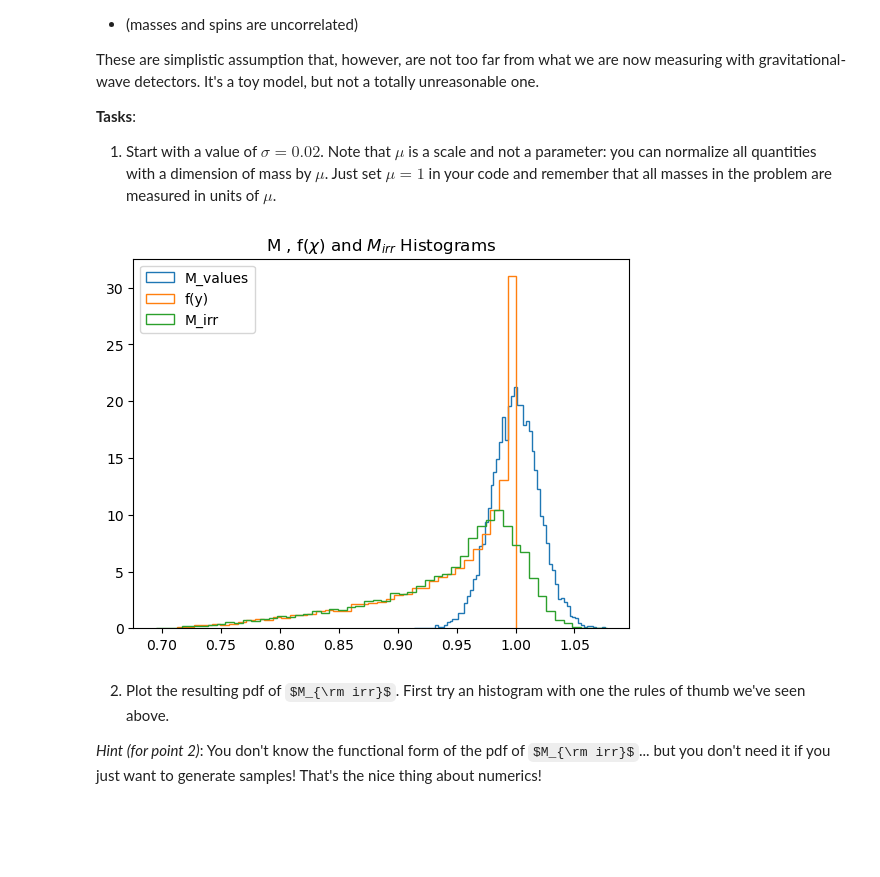
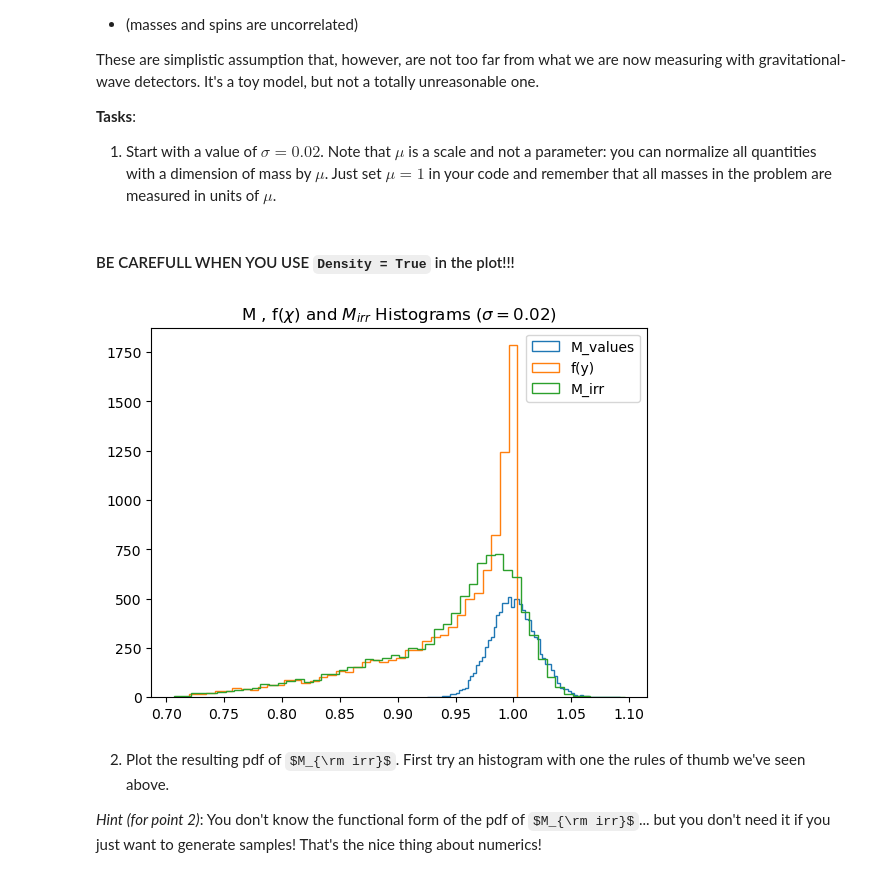
Before and after one commit to DemetryG16/astrostatistics_bicocca_2026, a Jupyter notebook: working/Sol_7.ipynb, the cells around one changed output. Cells and saved outputs as stored; diff of their text form; code cells hidden in the pictures; some formulas as TeX source; blank space fills up the shorter version.

```diff
--- a/working/Sol_7.ipynb
+++ b/working/Sol_7.ipynb
@@ -52,11 +48,13 @@ M_irr = x*f(y)
+# %% [markdown]
+#### BE CAREFULL WHEN YOU USE `Density = True` in the plot!!!
 # %%
-astropy.visualization.hist(x, bins= 'freedman', histtype='step', label='M_values',density = True)
-astropy.visualization.hist(f(y), bins= 'freedman', histtype='step', label='f(y)',density = True)
-astropy.visualization.hist(M_irr,bins='freedman', histtype='step', label='M_irr',density = True)
-plt.title('M , f($\chi$) and $M_{irr}$ Histograms')
+astropy.visualization.hist(x, bins= 'freedman', histtype='step', label='M_values')
+astropy.visualization.hist(f(y), bins= 'freedman', histtype='step', label='f(y)')
+astropy.visualization.hist(M_irr,bins='freedman', histtype='step', label='M_irr')
+plt.title('M , f($\chi$) and $M_{irr}$ Histograms ($\sigma = $'+str(sigma)+')')
 plt.legend();
 # %% [output]
-[figure, old version]
+[figure, new version]
 # %% [markdown]
 2. Plot the resulting pdf of $M_{\rm irr}$. First try an histogram with one the rules of thumb we've seen above.
 
```
Also changed, not shown: parts of 13 cells of this notebook, 1 other file.
